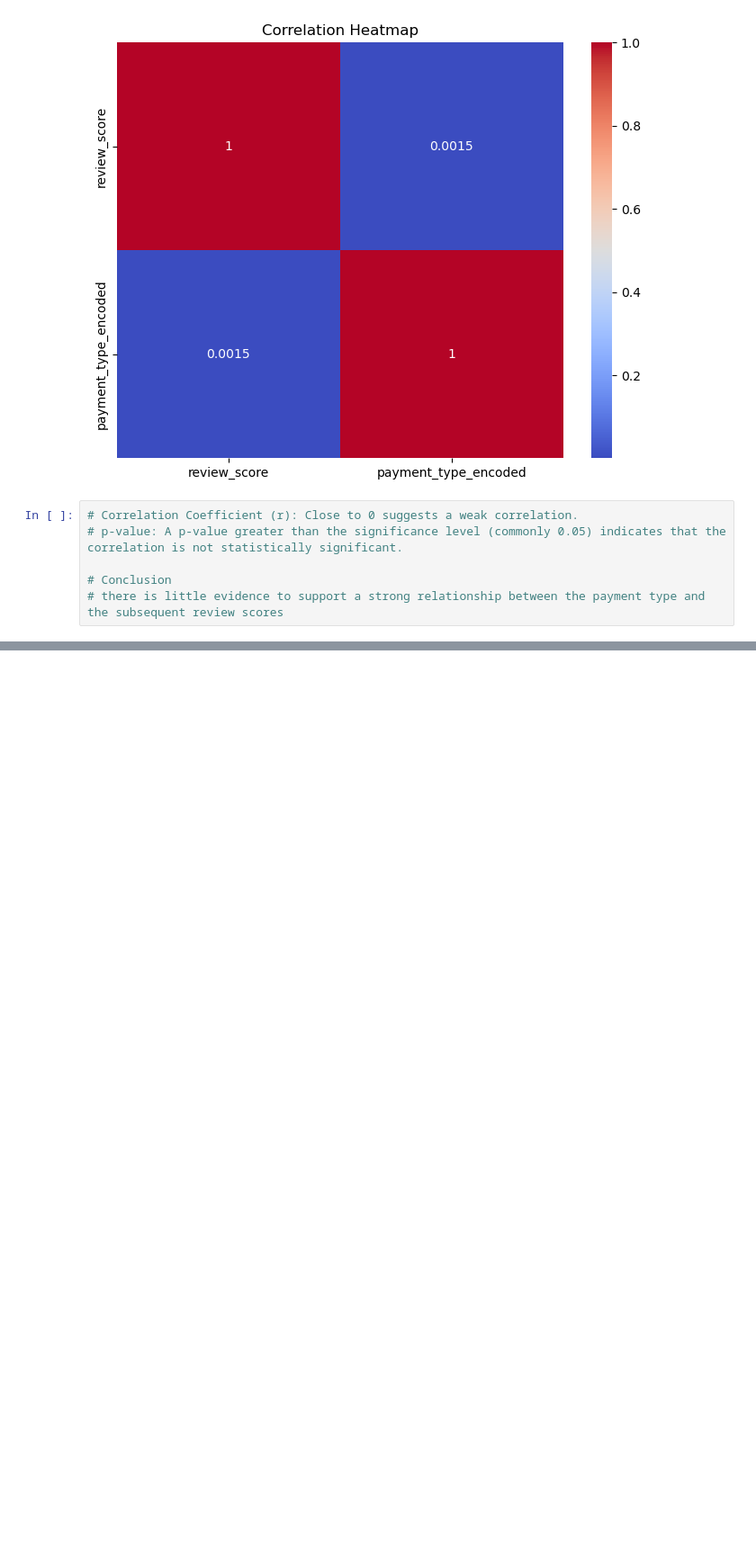
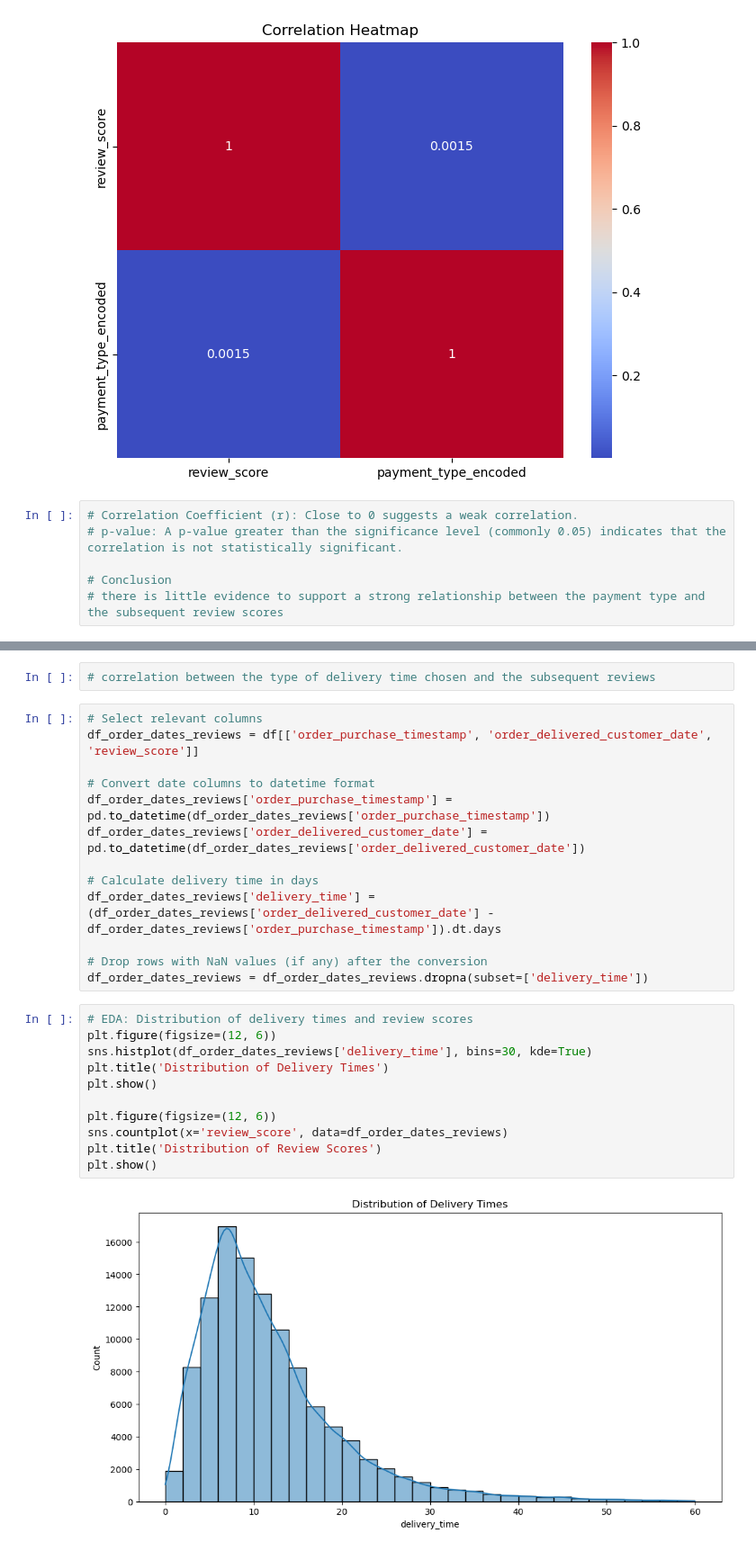
Before and after one commit to yjia28tan/Big-Data-Programming-Project, a Jupyter notebook: Code&Dataset/Original Dataset/Data cleaning & EDA.ipynb, the cells around one changed output, grey strips where cells are left out. Shown at 90% size. Cells and saved outputs as stored; diff of their text form; blank space fills up the shorter version.

```diff
--- a/Code&Dataset/Original Dataset/Data cleaning & EDA.ipynb
+++ b/Code&Dataset/Original Dataset/Data cleaning & EDA.ipynb
@@ -1318,0 +1368,28 @@ plt.show()
+# %%
+# correlation between the type of delivery time chosen and the subsequent reviews
+# %%
+# Select relevant columns
+df_order_dates_reviews = df[['order_purchase_timestamp', 'order_delivered_customer_date', 'review_score']]
+
+# Convert date columns to datetime format
+df_order_dates_reviews['order_purchase_timestamp'] = pd.to_datetime(df_order_dates_reviews['order_purchase_timestamp'])
+df_order_dates_reviews['order_delivered_customer_date'] = pd.to_datetime(df_order_dates_reviews['order_delivered_customer_date'])
+
+# Calculate delivery time in days
+df_order_dates_reviews['delivery_time'] = (df_order_dates_reviews['order_delivered_customer_date'] - df_order_dates_reviews['order_purchase_timestamp']).dt.days
+
+# Drop rows with NaN values (if any) after the conversion
+df_order_dates_reviews = df_order_dates_reviews.dropna(subset=['delivery_time'])
+# %%
+# EDA: Distribution of delivery times and review scores
+plt.figure(figsize=(12, 6))
+sns.histplot(df_order_dates_reviews['delivery_time'], bins=30, kde=True)
+plt.title('Distribution of Delivery Times')
+plt.show()
+
+plt.figure(figsize=(12, 6))
+sns.countplot(x='review_score', data=df_order_dates_reviews)
+plt.title('Distribution of Review Scores')
+plt.show()
+# %% [output]
+[figure, added]
```
Also changed, not shown: parts of 10 cells of this notebook.
